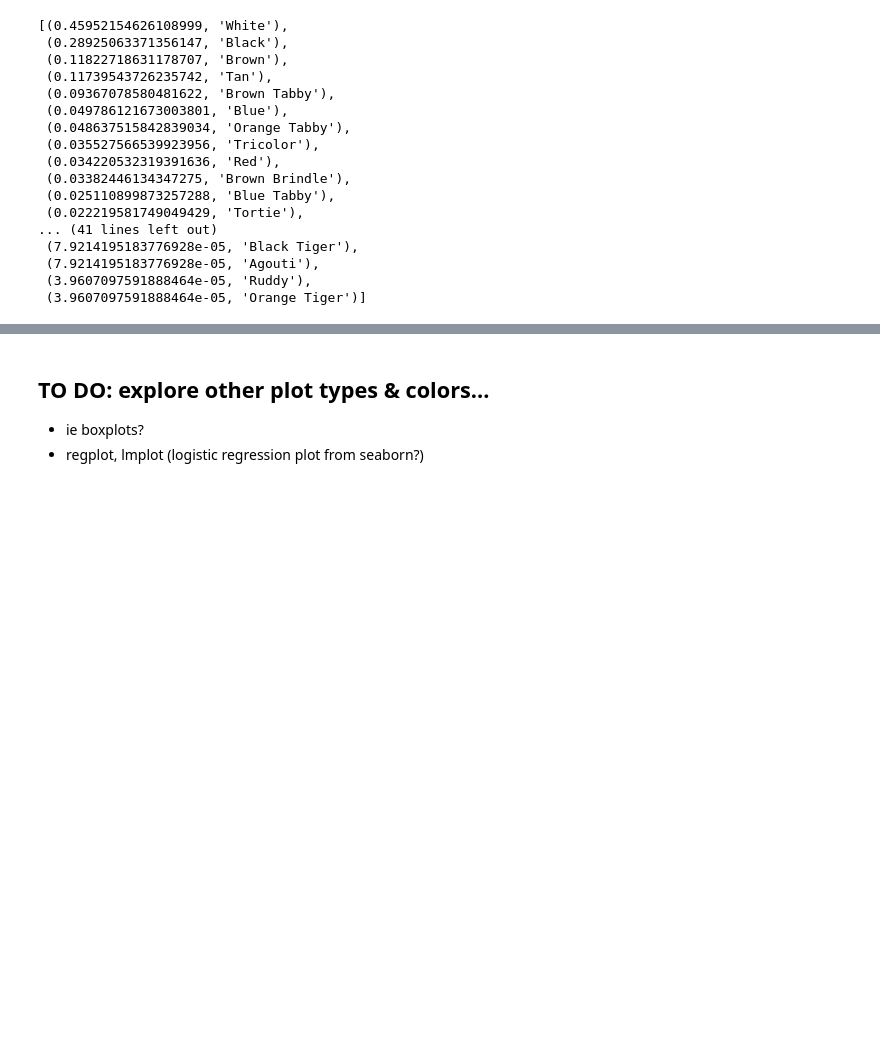
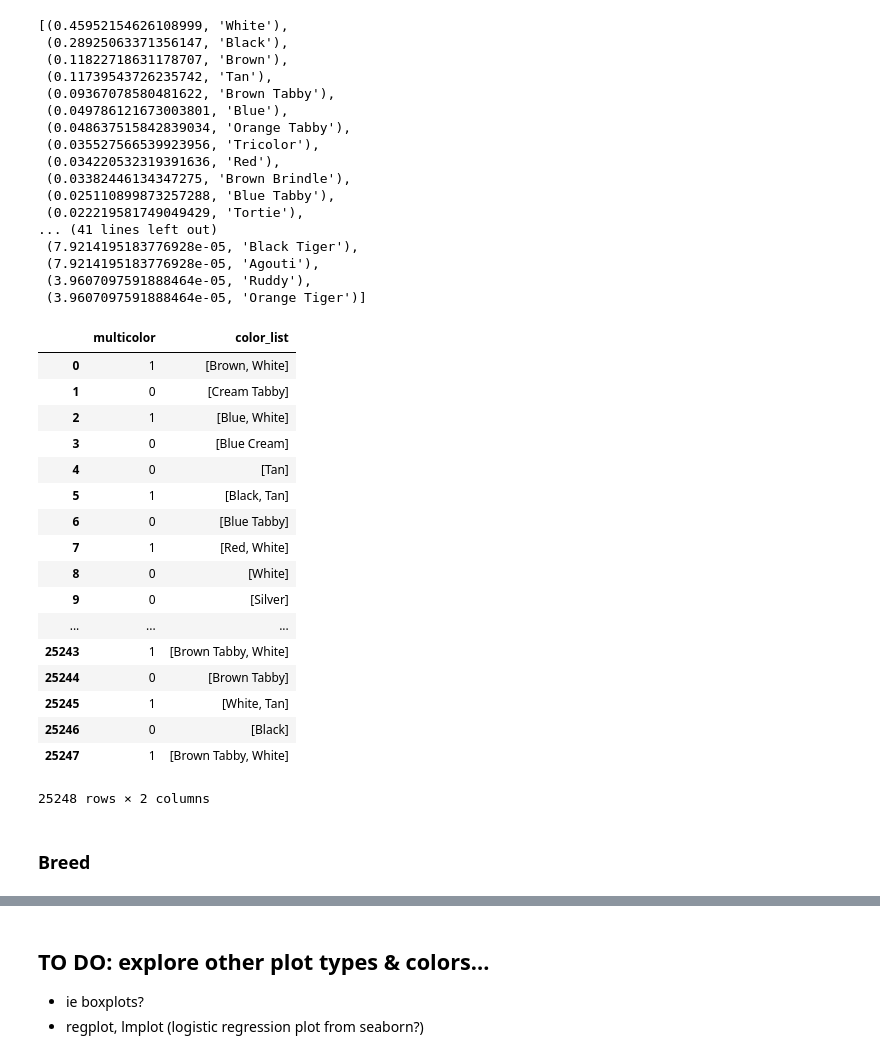
Before and after one commit to vnessified/adopt_me-, a Jupyter notebook: shelter_animal_outcomes.ipynb, the cells around one changed output, grey strips where cells are left out. Drawn from its saved outputs; the diff is of its cells as text; code cells hidden in the pictures; blank space fills up the shorter version.

```diff
--- a/shelter_animal_outcomes.ipynb
+++ b/shelter_animal_outcomes.ipynb
@@ -713,3 +746,28 @@ sorted(list(zip(means, columns)), reverse=True)
  (7.9214195183776928e-05, 'Agouti'),
  (3.9607097591888464e-05, 'Ruddy'),
  (3.9607097591888464e-05, 'Orange Tiger')]
+# %%
+animals['multicolor'] = animals.color_list.apply(lambda row: 0 if len(row) < 2 else 1)
+# %%
+animals[['multicolor', 'color_list']]
+# %% [output]
+|  | multicolor | color_list |
+| 0 | 1 | [Brown, White] |
+| 1 | 0 | [Cream Tabby] |
+| 2 | 1 | [Blue, White] |
+| 3 | 0 | [Blue Cream] |
+| 4 | 0 | [Tan] |
+| 5 | 1 | [Black, Tan] |
+| 6 | 0 | [Blue Tabby] |
+| 7 | 1 | [Red, White] |
+| 8 | 0 | [White] |
+| 9 | 0 | [Silver] |
+| ... | ... | ... |
+| 25243 | 1 | [Brown Tabby, White] |
+| 25244 | 0 | [Brown Tabby] |
+| 25245 | 1 | [White, Tan] |
+| 25246 | 0 | [Black] |
+| 25247 | 1 | [Brown Tabby, White] |
+25248 rows × 2 columns
+# %% [markdown]
+### Breed
```
Also changed, not shown: parts of 16 cells of this notebook.
